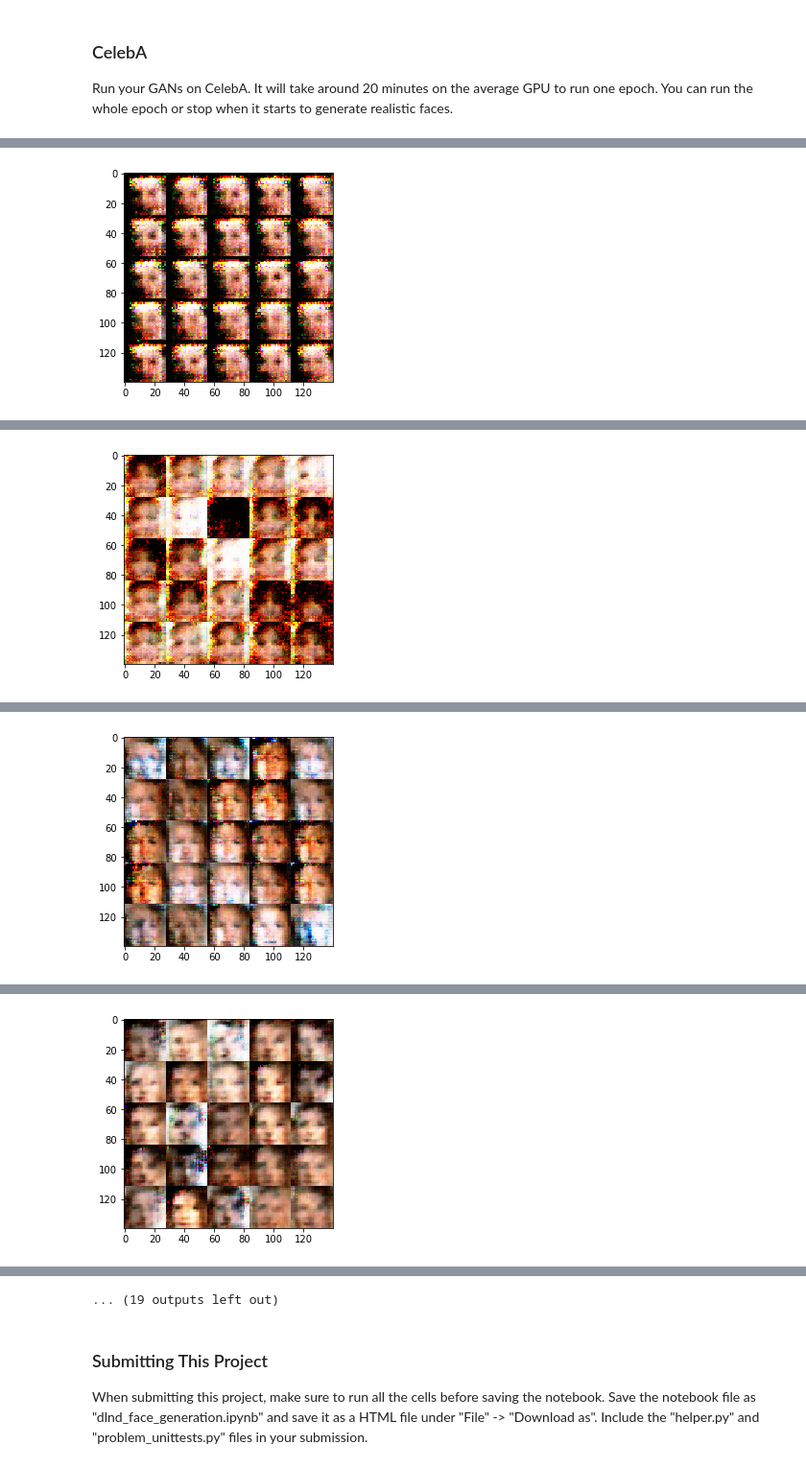
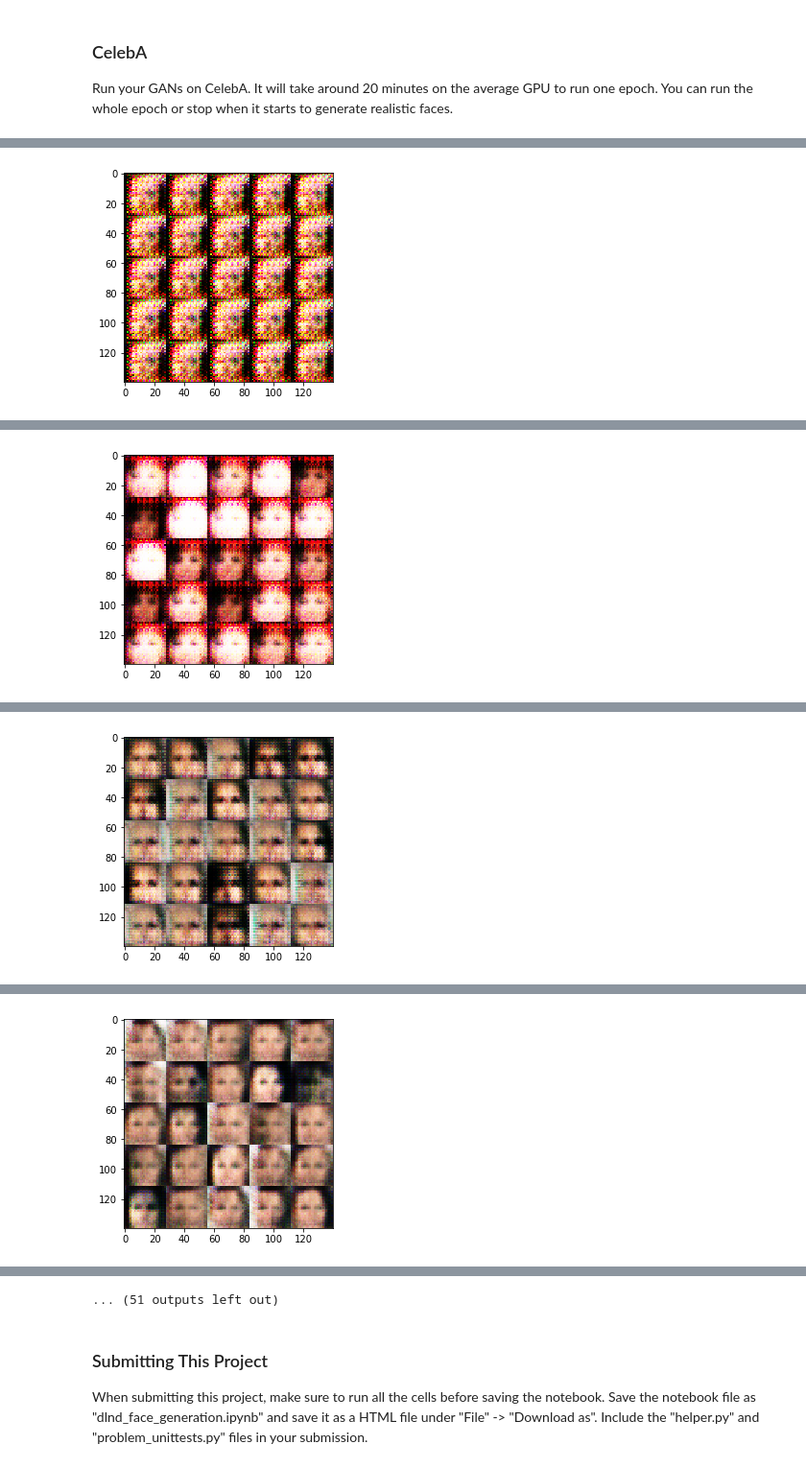
Before and after one commit to khoa-ho/Deep-Learning-Nanodegree, a Jupyter notebook: Face generation with DCGAN/dlnd_face_generation.ipynb, the cells around one changed output, grey strips where cells are left out. Shown at 96% size. Drawn from its saved outputs; the diff is of its cells as text; code cells hidden in the pictures.

```diff
--- a/Face generation with DCGAN/dlnd_face_generation.ipynb
+++ b/Face generation with DCGAN/dlnd_face_generation.ipynb
@@ -206,32 +206,27 @@ def generator(z, out_channel_dim, is_train=True):
     with tf.variable_scope('generator', reuse=not is_train):
         k_init = tf.contrib.layers.xavier_initializer(uniform=False)
         alpha = 0.2
-        prob_keep = 0.5
 
         # Fully-connected layer: z -> 4x4x512
         layer0 = tf.layers.dense(z, 4*4*512, activation=None)
         layer0 = tf.reshape(layer0, [-1, 4, 4, 512])
         layer0 = tf.layers.batch_normalization(layer0, training=is_train)
         layer0 = leaky_relu(layer0, alpha)
-        layer0 = tf.nn.dropout(layer0, prob_keep)
 
         # Convolution layer 1: 4x4x512 -> 7x7x256
         layer1 = tf.layers.conv2d_transpose(layer0, 256, 4, strides=1, padding='valid', kernel_initializer=k_init)
         layer1 = tf.layers.batch_normalization(layer1, training=is_train)
         layer1 = leaky_relu(layer1, alpha)
-        layer1 = tf.nn.dropout(layer1, prob_keep)
 
         # Convolution layer 2: 7x7x256 -> 14x14x128
         layer2 = tf.layers.conv2d_transpose(layer1, 128, 5, strides=2, padding='same', kernel_initializer=k_init)
         layer2 = tf.layers.batch_normalization(layer2, training=is_train)
         layer2 = leaky_relu(layer2, alpha)
-        layer2 = tf.nn.dropout(layer2, prob_keep)
 
         # Convolution layer 3: 14x14x128 -> 28x28x64
         layer3 = tf.layers.conv2d_transpose(layer2, 64, 5, strides=2, padding='same', kernel_initializer=k_init)
         layer3 = tf.layers.batch_normalization(layer3, training=is_train)
         layer3 = leaky_relu(layer3, alpha)
-        layer3 = tf.nn.dropout(layer3, prob_keep)
 
         # Output image: 28x28x64 -> 28x28x3
         logits = tf.layers.conv2d_transpose(layer3, out_channel_dim, 5, strides=1, padding='same', kernel_initializer=k_init)
@@ -268,16 +263,16 @@ def model_loss(input_real, input_z, out_channel_dim):
     # Discriminator loss
     d_loss_real = tf.reduce_mean(tf.nn.sigmoid_cross_entropy_with_logits(
         logits=d_logits_real,
-        labels=tf.ones_like(d_output_real) * np.random.uniform(0.9, 1.2)))
+        labels=tf.ones_like(d_output_real) * 0.9))
     d_loss_fake = tf.reduce_mean(tf.nn.sigmoid_cross_entropy_with_logits(
         logits=d_logits_fake,
-        labels=tf.ones_like(d_output_fake) * np.random.uniform(0.0, 0.3)))
+        labels=tf.zeros_like(d_output_fake)))
     d_loss = d_loss_real + d_loss_fake
 
     # Generator loss
     g_loss = tf.reduce_mean(tf.nn.sigmoid_cross_entropy_with_logits(
         logits=d_logits_fake,
-        labels=tf.ones_like(d_output_fake) * np.random.uniform(0.9, 1.2)))
+        labels=tf.ones_like(d_output_fake)))
 
     return d_loss, g_loss
 
@@ -378,8 +373,8 @@ def train(epoch_count, batch_size, z_dim, learning_rate, beta1, get_batches, dat
     d_opt, g_opt = model_opt(d_loss, g_loss, learning_rate, beta1)
 
     steps = 0
-    show_every = 100
-    print_every = 20
+    show_every = 200
+    print_every = 40
 
     with tf.Session() as sess:
         sess.run(tf.global_variables_initializer())
@@ -396,8 +391,6 @@ def train(epoch_count, batch_size, z_dim, learning_rate, beta1, get_batches, dat
                 # Update weights and biases
                 sess.run(d_opt, feed_dict={input_z: batch_z, input_real: batch_images, lr: learning_rate})
                 sess.run(g_opt, feed_dict={input_z: batch_z, input_real: batch_images, lr: learning_rate})
-                sess.run(g_opt, feed_dict={input_z: batch_z, input_real: batch_images, lr: learning_rate})
-                sess.run(g_opt, feed_dict={input_z: batch_z, input_real: batch_images, lr: learning_rate})
 
                 # Print training statistics
                 if steps % print_every == 0:
@@ -470,7 +462,7 @@ Epoch 2/2... Discriminator Loss: 0.7180... Generator Loss: 0.6016
 ### CelebA
 Run your GANs on CelebA.  It will take around 20 minutes on the average GPU to run one epoch.  You can run the whole epoch or stop when it starts to generate realistic faces.
 # %%
-batch_size = 128
+batch_size = 32
 z_dim = 100
 learning_rate = 2e-4
 beta1 = 0.5
@@ -494 +486 @@ Epoch 1/1... Discriminator Loss: 1.4362... Generator Loss: 4.4106
-[figure, old version]
+[figure, new version]
@@ -500 +492 @@ Epoch 1/1... Discriminator Loss: 1.1487... Generator Loss: 1.1802
-[figure, old version]
+[figure, new version]
@@ -506 +498 @@ Epoch 1/1... Discriminator Loss: 1.5411... Generator Loss: 0.3834
-[figure, old version]
+[figure, new version]
@@ -512 +504 @@ Epoch 1/1... Discriminator Loss: 1.3943... Generator Loss: 0.6574
-[figure, old version]
+[figure, new version]
@@ -525,4 +517,4 @@ Epoch 1/1... Discriminator Loss: 1.4479... Generator Loss: 0.5369
-... (19 outputs left out)
+... (51 outputs left out)
 # %% [markdown]
 ### Submitting This Project
 When submitting this project, make sure to run all the cells before saving the notebook. Save the notebook file as "dlnd_face_generation.ipynb" and save it as a HTML file under "File" -> "Download as". Include the "helper.py" and "problem_unittests.py" files in your submission.
```
Also changed, not shown: parts of 2 cells of this notebook, 1 other file.
